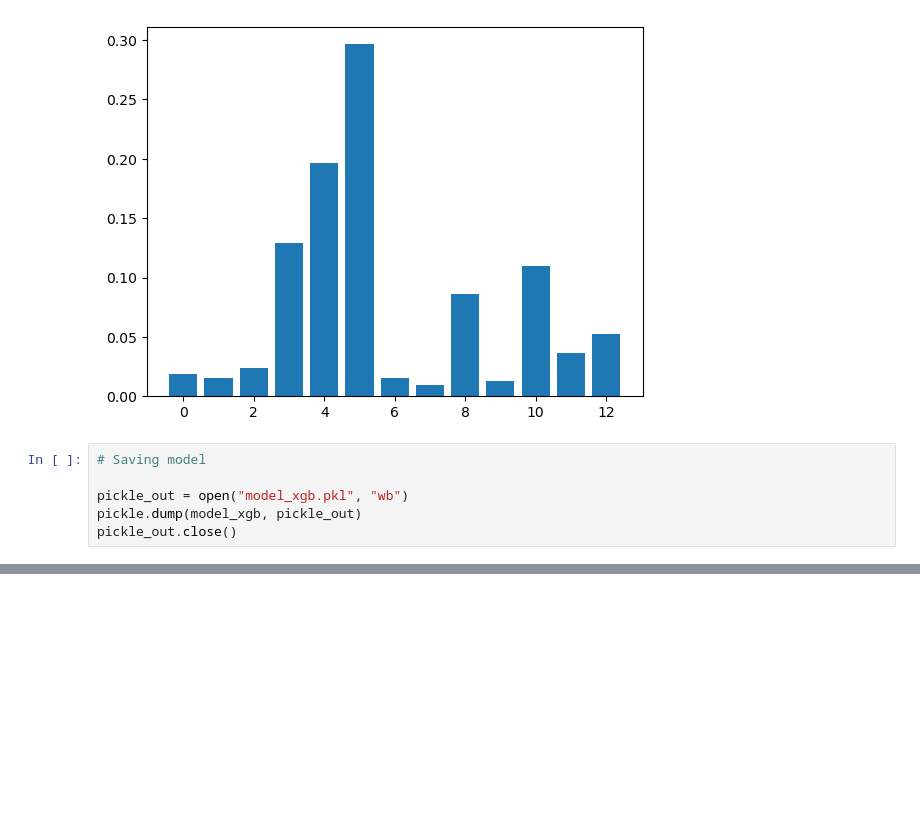
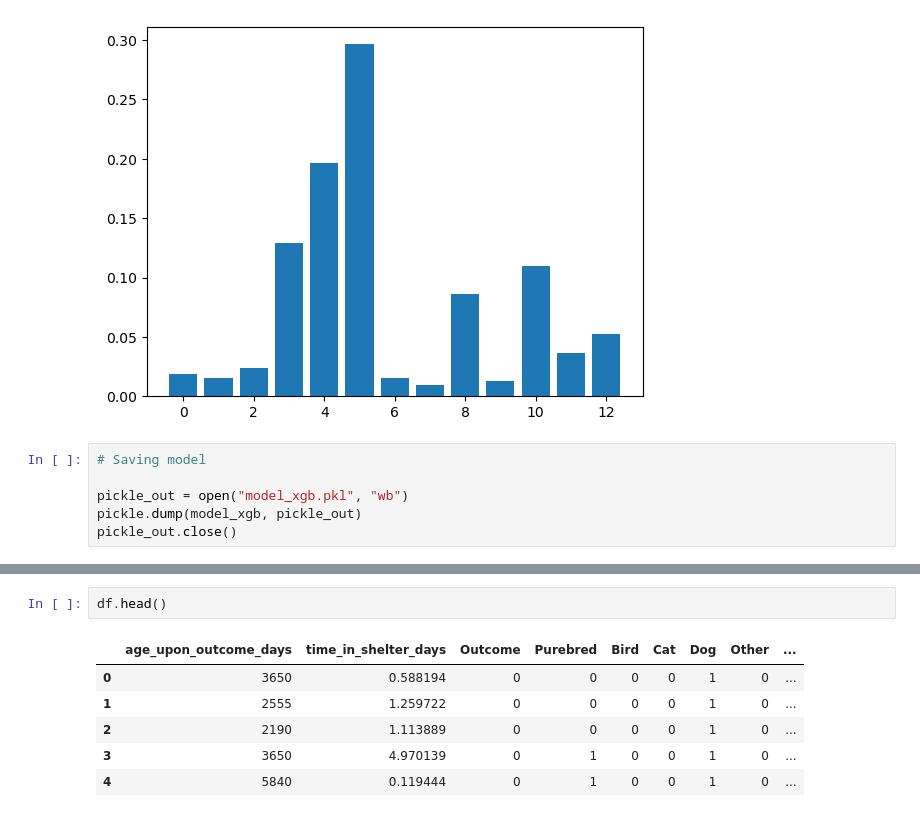
Before and after one commit to mariamguleid/Animal-Adoption-Proj, a Jupyter notebook: notebooks/models.ipynb, the cells around one changed output, grey strips where cells are left out. Saved outputs shown, nothing was run; the diff lists cells and outputs as text; blank space fills up the shorter version.

```diff
--- a/notebooks/models.ipynb
+++ b/notebooks/models.ipynb
@@ -339,0 +348,9 @@ pickle_out.close()
+# %%
+df.head()
+# %% [output]
+|  | age_upon_outcome_days | time_in_shelter_days | Outcome | Purebred | Bird | Cat | Dog | Other | ... |
+| 0 | 3650 | 0.588194 | 0 | 0 | 0 | 0 | 1 | 0 | ... |
+| 1 | 2555 | 1.259722 | 0 | 0 | 0 | 0 | 1 | 0 | ... |
+| 2 | 2190 | 1.113889 | 0 | 0 | 0 | 0 | 1 | 0 | ... |
+| 3 | 3650 | 4.970139 | 0 | 1 | 0 | 0 | 1 | 0 | ... |
+| 4 | 5840 | 0.119444 | 0 | 1 | 0 | 0 | 1 | 0 | ... |
```
Also changed, not shown: parts of 1 cell of this notebook, 1 other file.
